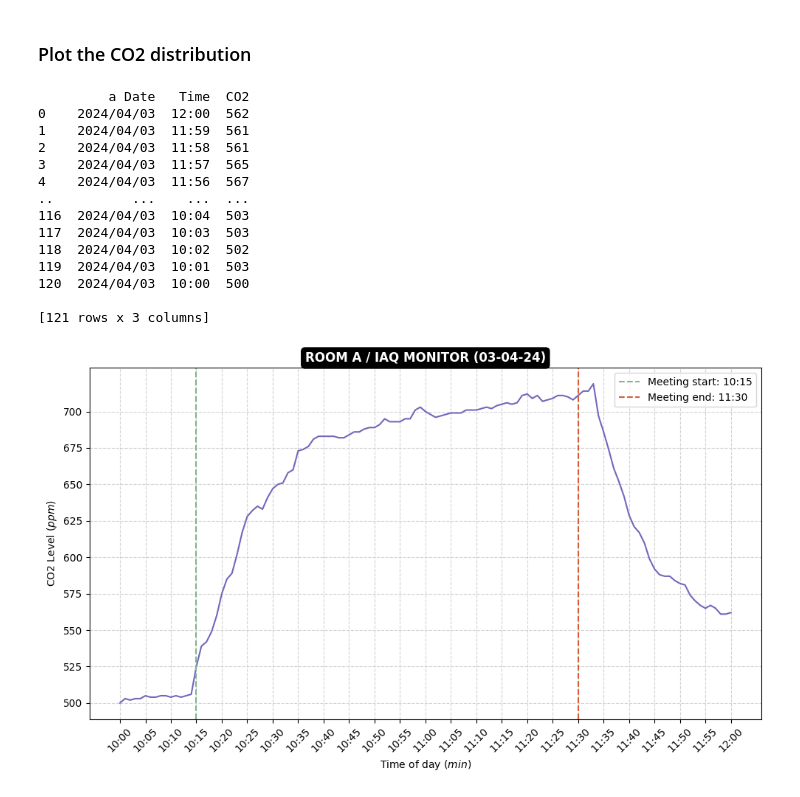
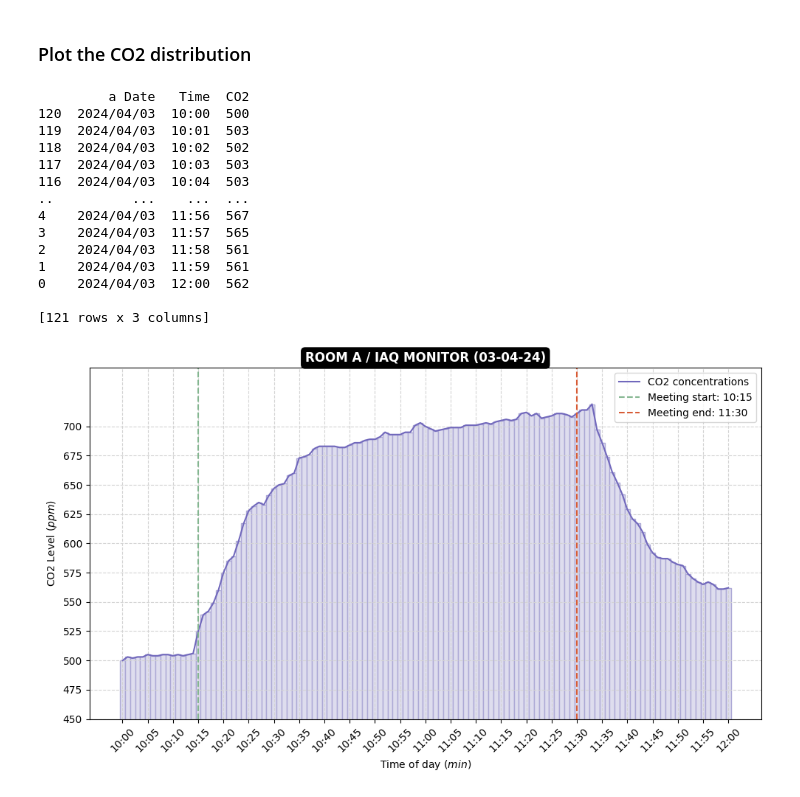
Before and after one commit to viszlab/datasets, a Jupyter notebook: room-a_monitor-meeting-spike.ipynb, the cells around one changed output. Cells and saved outputs as stored; diff of their text form; code cells hidden in the pictures.

Commit message:
Update monitor heatmap charts and safe meeting spikes to plot

```diff
--- a/room-a_monitor-meeting-spike.ipynb
+++ b/room-a_monitor-meeting-spike.ipynb
@@ -150,15 +150,13 @@ print(filtered_data)
 # %%
 print(filtered_data)
 
-# Convert 'Time' column to strings
-filtered_data['Time'] = filtered_data['Time'].astype(str)
-
-# Reverse the order of the DataFrame
-filtered_data = filtered_data.iloc[::-1]
-
 # Plot CO2 levels over time
 plt.figure(figsize=(10, 6))
-plt.plot(filtered_data.index, filtered_data['CO2'], linestyle='-', color='#7168bc')
+plt.plot(filtered_data.index, filtered_data['CO2'], linestyle='-', color='#7168bc', label='CO2 concentrations')
+
+# Plot bars at every data point
+plt.bar(filtered_data.index, filtered_data['CO2'], color='#deddee', width=1, edgecolor='#ada9d6',)
+
 title = plt.title('Room A / IAQ Monitor (03-04-24)'.upper(), fontweight="bold" )
 title.set_position([.5, 0.6])  # Adjust the title position
 title.set_color('white')  # Set title text color to white
@@ -167,41 +165,48 @@ plt.xlabel('Time of day (${min}$)')
 plt.ylabel('CO2 Level (${ppm}$)')
 
 # Set y-axis ticks at increments of 50
 plt.yticks(range(0, int(filtered_data['CO2'].max())+1, 25))
+
+# Set y-axis limit
+plt.ylim(450, 750)
 
 # Set x-axis ticks at intervals of 5 minutes
 tick_positions = range(0, len(filtered_data), 5)
 plt.xticks(tick_positions, filtered_data['Time'][tick_positions], rotation=45)
 
 # Add markers at the 5-minute intervals
 plt.plot(filtered_data.index[tick_positions], filtered_data['CO2'].iloc[tick_positions], markersize=4, linestyle='', color='#407ab1')
 
 # Reverse the x-axis
 plt.gca().invert_xaxis()
 
 # Add vertical lines for start and end of meeting
 start_index = filtered_data[filtered_data['Time'] == '10:15'].index[0]
 end_index = filtered_data[filtered_data['Time'] == '11:30'].index[0]
 plt.axvline(x=start_index, color='#84b690', linestyle='--', label='Meeting start: 10:15')
 plt.axvline(x=end_index, color='#d85c36', linestyle='--', label='Meeting end: 11:30')
 
 plt.grid(True, linestyle='--', color='lightgrey')
 plt.tight_layout()
 plt.legend()
+
+# Save the chart to disk
+plt.savefig('monitor-charts/room-a-monitor-meeting-spike.png', dpi=300, bbox_inches='tight')
+
 plt.show()
 # %% [output]
          a Date   Time  CO2
+120  2024/04/03  10:00  500
+119  2024/04/03  10:01  503
+118  2024/04/03  10:02  502
+117  2024/04/03  10:03  503
+116  2024/04/03  10:04  503
+..          ...    ...  ...
+4    2024/04/03  11:56  567
+3    2024/04/03  11:57  565
+2    2024/04/03  11:58  561
+1    2024/04/03  11:59  561
 0    2024/04/03  12:00  562
-1    2024/04/03  11:59  561
-2    2024/04/03  11:58  561
-3    2024/04/03  11:57  565
-4    2024/04/03  11:56  567
-..          ...    ...  ...
-116  2024/04/03  10:04  503
-117  2024/04/03  10:03  503
-118  2024/04/03  10:02  502
-119  2024/04/03  10:01  503
-120  2024/04/03  10:00  500
 
 [121 rows x 3 columns]
-[figure, old version]
+[figure, new version]
```
Also changed, not shown: parts of 1 cell of this notebook, 5 other files.
